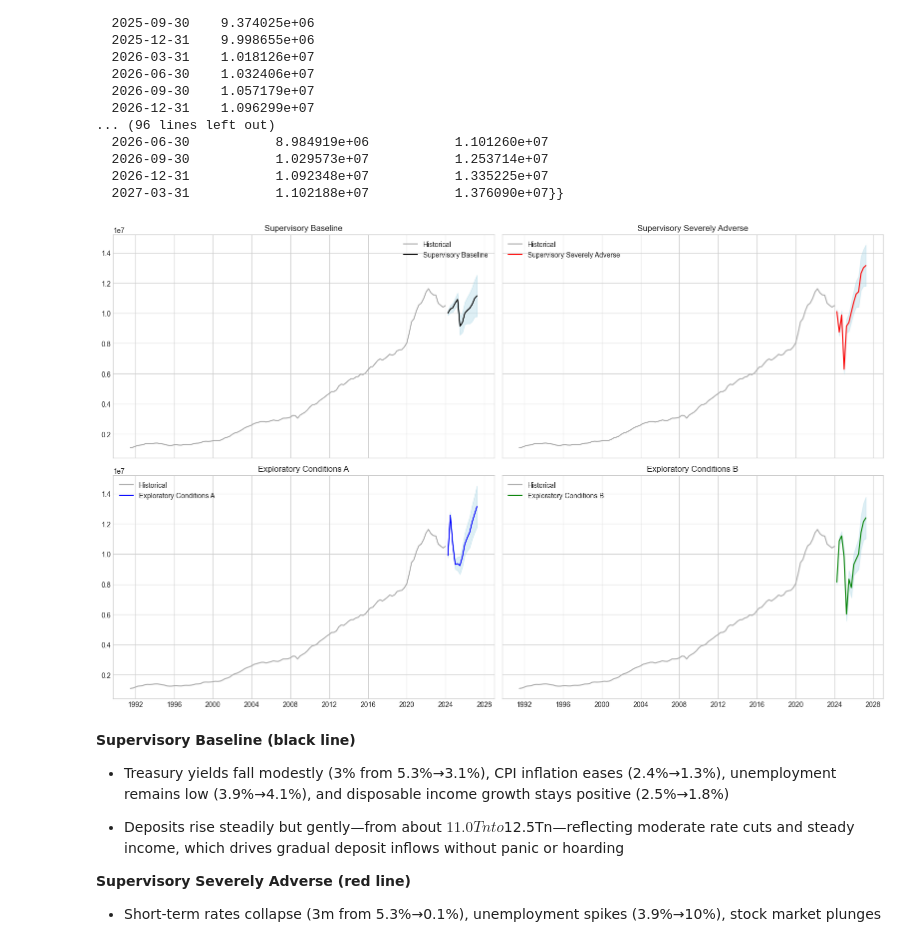
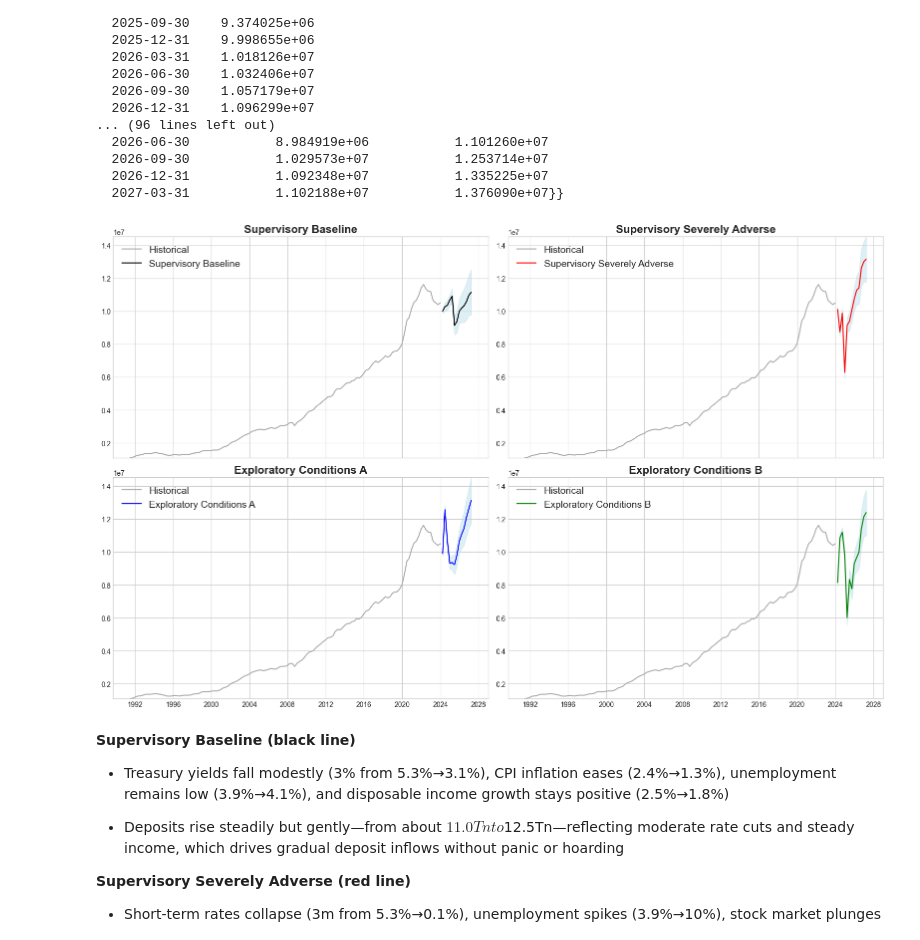
Before and after one commit to divija-rao/Deposit_Modeling, a Jupyter notebook: non_maturity_interest_bearing_deposits.ipynb, the cells around one changed output. Saved outputs shown, nothing was run; the diff lists cells and outputs as text; code cells hidden in the pictures.

Commit message:
Code for Non-Maturity Interest-Bearing Deposits Analysis

```diff
--- a/non_maturity_interest_bearing_deposits.ipynb
+++ b/non_maturity_interest_bearing_deposits.ipynb
@@ -59,7 +59,7 @@ plt.style.use('seaborn-v0_8-whitegrid')
 sns.set_palette("husl")
 # %%
 #Load merged historic data
-merged_historic = pd.read_csv('merged_historic.csv', index_col='Date', parse_dates=True)
+merged_historic = pd.read_csv('extracted_data/merged_historic.csv', index_col='Date', parse_dates=True)
 # %%
 merged_historic.head()
 # %% [output]
@@ -787,7 +875,7 @@ Ljung–Box p-values: {4: 0.5089100068014785}
 Jarque–Bera: stat=1.869, p=0.393, skew=1.046, kurt=3.324
 # %%
 #Load scenarios data
-scenarios = pd.read_csv('scenarios.csv', index_col=['Scenario Name', 'Date'], parse_dates=['Date'], date_format='%Y-%m-%d')
+scenarios = pd.read_csv('extracted_data/scenarios.csv', index_col=['Scenario Name', 'Date'], parse_dates=['Date'], date_format='%Y-%m-%d')
 # %%
 scenarios.head()
 # %% [output]
@@ -945,43 +1033,81 @@ forecasts
 # %%
 # Define colors dictionary
 colors = {
     'Supervisory Baseline': 'black',
     'Supervisory Severely Adverse': 'red',
     'Exploratory Conditions A': 'blue',
     'Exploratory Conditions B': 'green'
 }
 
-
-fig, axes = plt.subplots(2, 2, figsize=(16, 10), sharex=True, sharey=True)
 scenario_list = list(forecasts.keys())
 titles = {
     'Supervisory Baseline': 'Supervisory Baseline',
     'Supervisory Severely Adverse': 'Supervisory Severely Adverse',
     'Exploratory Conditions A': 'Exploratory Conditions A',
     'Exploratory Conditions B': 'Exploratory Conditions B'
 }
 
-for i, ax in enumerate(axes.flat):
+# --- Determine global y-axis limits for all scenarios ---
+y_min = min(
+    y.min(),
+    min(forecasts[s]['ci'].iloc[:, 0].min() for s in scenario_list)
+)
+y_max = max(
+    y.max(),
+    max(forecasts[s]['ci'].iloc[:, 1].max() for s in scenario_list)
+)
+
+# --- Create 2x2 grid ---
+fig, axes = plt.subplots(2, 2, figsize=(16, 10), sharex=True, sharey=True)
+axes = axes.flatten()
+
+for i, ax in enumerate(axes):
     if i < len(scenario_list):
         scenario_name = scenario_list[i]
         forecast_data = forecasts[scenario_name]
         color = colors.get(scenario_name, 'yellow')
 
+        # Plot historical + forecast
         ax.plot(y.index, y, label='Historical', color='darkgray')
-        ax.plot(forecast_data['mean'].index, forecast_data['mean'], label=f'{scenario_name}', color=color)
-        ax.fill_between(forecast_data['ci'].index, forecast_data['ci'].iloc[:, 0],
-                        forecast_data['ci'].iloc[:, 1], color='lightblue', alpha=0.4)
-        ax.set_title(titles.get(scenario_name, scenario_name))
-        ax.legend()
+        ax.plot(forecast_data['mean'].index, forecast_data['mean'],
+                label=f'{scenario_name}', color=color)
+        ax.fill_between(forecast_data['ci'].index,
+                        forecast_data['ci'].iloc[:, 0],
+                        forecast_data['ci'].iloc[:, 1],
+                        color='lightblue', alpha=0.4)
+
+        # Titles and labels
+        ax.set_title(titles.get(scenario_name, scenario_name), fontweight='bold', fontsize=16)
+        ax.set_ylim(y_min, y_max)                # keep same scale
+        ax.tick_params(left=True, labelleft=True) # ensure y-axis on left
+        ax.legend(prop={'size': 14}, framealpha=0.9)
         ax.grid(True)
+
+        # --- Save each subplot separately ---
+        fig_single, ax_single = plt.subplots(figsize=(8, 5))
+        ax_single.plot(y.index, y, label='Historical', color='darkgray')
+        ax_single.plot(forecast_data['mean'].index, forecast_data['mean'], label=f'{scenario_name}', color=color)
+        ax_single.fill_between(forecast_data['ci'].index,
+                               forecast_data['ci'].iloc[:, 0],
+                               forecast_data['ci'].iloc[:, 1],
+                               color='lightblue', alpha=0.4)
+        ax_single.set_title(titles.get(scenario_name, scenario_name), fontweight='bold', fontsize=16)
+        ax_single.set_ylim(y_min, y_max)          # same scale
+        ax.tick_params(left=True, labelleft=True) # ensure y-axis on left
+        ax_single.legend(prop={'size': 14}, framealpha=0.9)
+        ax_single.grid(True)
+        plt.tight_layout()
+        plt.savefig(f'graphs/non-maturity-IB/non-maturity-IB_{scenario_name}_forecast.png', dpi=300, bbox_inches='tight')
+        plt.close(fig_single)
     else:
-        ax.axis('off')
+        ax.axis('off')  # hide any empty subplots
 
+# --- Save combined 2x2 grid ---
 plt.tight_layout()
 plt.savefig('graphs/non-maturity-IB/non-maturity-IB_forecasts.png', dpi=300, bbox_inches='tight')
 plt.show()
 # %% [output]
-[figure, old version]
+[figure, new version]
 # %% [markdown]
 **Supervisory Baseline (black line)**
 
```
Also changed, not shown: parts of 7 cells of this notebook.
